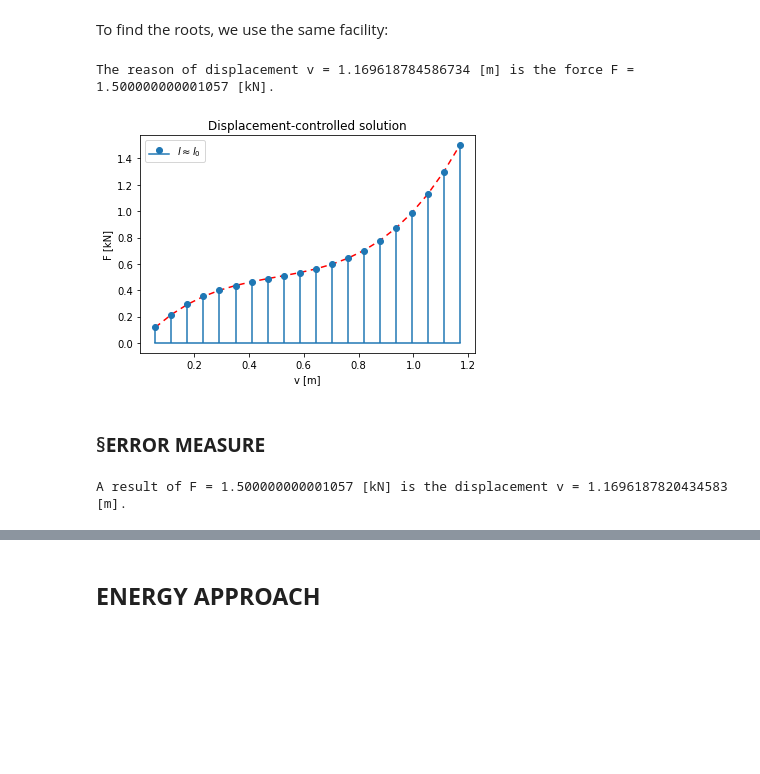
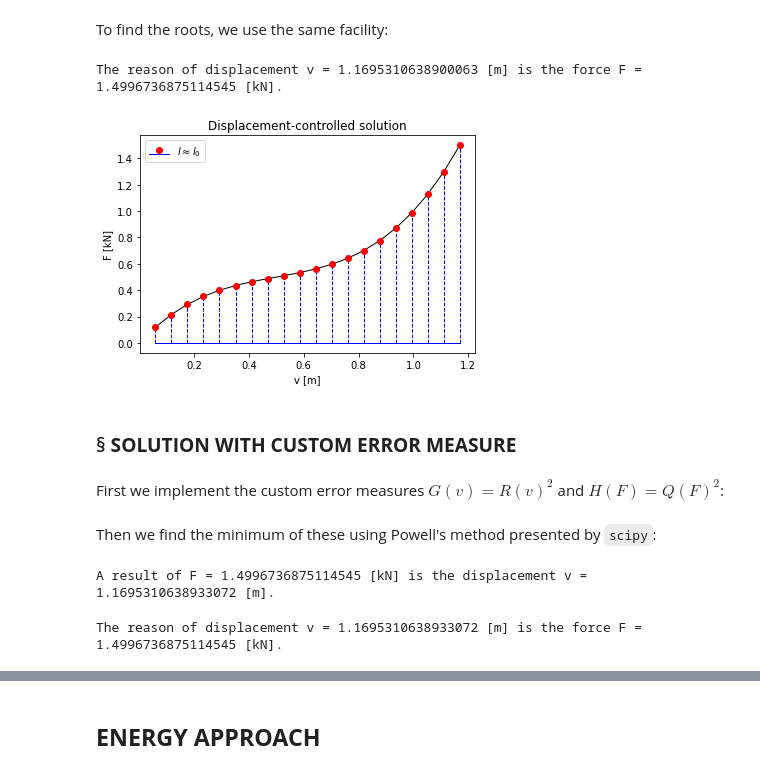
Before and after one commit to BALOGHBence/NLSM, a Jupyter notebook: shallow_truss.ipynb, the cells around one changed output, grey strips where cells are left out. Cells and saved outputs as stored; diff of their text form; code cells hidden in the pictures; blank space fills up the shorter version.

```diff
--- a/shallow_truss.ipynb
+++ b/shallow_truss.ipynb
@@ -15,7 +16,6 @@ h = 0.5  # initial height of the structure in [m]
 EA = 5000.  # <Young's modulus> * <Cross sectional area> in [kN/m2]
 k = 1.0  # spring stiffness [kN/m]
 F = 1.5  # applied load in [kN]
-v = 0.  # initial guess of the displacement in [m]
 # %% [markdown]
 ## **EQUILIBRIUM APPROACH**
 # %% [markdown]
@@ -106,8 +133,10 @@ Again, we can measure the effect of the approximation $l(v) \approx l0$.
 # %%
 def Q(v):
     """
-    Returns the residual for a candidate solution.
-    Optimal for a displacement-controlled scenario.
+    Returns the residual function Q(F).
+    Optimal for a force-controlled analysis,
+    where this function is called in succession
+    for different (probably increasing) displacement values.
     """
     l0 = sqrt(h**2 + b**2)
     def inner(F):
@@ -117,8 +146,12 @@ def Q(v):
 
 def Q_(v):
     """
-    Returns the residual for a candidate solution.
-    Optimal for a displacement-controlled scenario.
+    Returns the residual function Q(F).
+    Optimal for a force-controlled analysis,
+    where this function is called in succession
+    for different (probably increasing) displacement values.
+    his version assumes the validity of the
+    approximation |l < l0| << 1.
     """
     l0 = sqrt(h**2 + b**2)
     def inner(F):
@@ -129,30 +162,44 @@ def Q_(v):
 To find the roots, we use the same facility:
 # %%
 # solution by findig roots of a nonlinear function
-F = newton(Q(v), 0)
+F = root(Q(v), 0)
 print("The reason of displacement v = {} [m] is the force F = {} [kN].".format(v, F))
 # %% [output]
-The reason of displacement v = 1.169618784586734 [m] is the force F = 1.500000000001057 [kN].
+The reason of displacement v = 1.1695310638900063 [m] is the force F = 1.4996736875114545 [kN].
 # %%
-#k = 0.0
+#k = 0.0  # overwrite the spring stiffness here if you want
 fig, ax = plt.subplots()
 nstep = 20
 xdata = [(i+1)*v/nstep for i in range(nstep)]
-ydata, _ydata = [], []
-F, _F = 0, 0
+xdata1, xdata2 = [], []
+ydata1, ydata2 = [], []
+F1, F2 = 0, 0
+F1_, F2_ = 0, 0
+
 for vi in xdata:
-    F = newton(Q(vi), F)
-    ydata.append(F)
-    _F = newton(Q_(vi), _F)
-    _ydata.append(_F)
-ax.plot(xdata, ydata, dashes=[4, 3], color='red')
-ax.stem(xdata, _ydata, label=r"$l \approx l_0$", basefmt='')
+    F1_ = root(Q(vi), F1)
+    if F1_:
+        F1 = F1_
+        xdata1.append(vi)
+        ydata1.append(F1)
+    F2_ = root(Q_(vi), F2)
+    if F2_:
+        F2 = F2_
+        xdata2.append(vi)
+        ydata2.append(F2)
+
+ax.plot(xdata1, ydata1, lw=1.0, color='k')
+markerline, stemlines, baseline = \
+    ax.stem(xdata2, ydata2, basefmt='b-', orientation='vertical', \
+        linefmt='b--', markerfmt='ro', label=r"$l \approx l_0$")
+plt.setp(stemlines, 'linewidth', 1)
+plt.setp(baseline, 'linewidth', 1)
 ax.set_xlabel('v [m]')
 ax.set_ylabel('F [kN]')
 ax.legend()
 ax.set_title('Displacement-controlled solution')
 plt.show()
 # %% [output]
-[figure, old version]
+[figure, new version]
 # %% [markdown]
-### §**ERROR MEASURE**
+### § **SOLUTION WITH CUSTOM ERROR MEASURE**
@@ -161,0 +206,2 @@ error = lambda x : residual(x[0])**2
+# %% [markdown]
+ First we implement the custom error measures $G(v) = R(v)^2$ and $H(F) = Q(F)^2$:
@@ -162,6 +214,14 @@ error = lambda x : residual(x[0])**2
+# %% [markdown]
+Then we find the minimum of these using Powell's method presented by `scipy`:
 # %%
 # solution by minimizing an error measure
-v = minimize(error, [0], method='Nelder-Mead', tol=1e-8).x[0]
+v = minimize(G, [0], method='Powell', tol=1e-8).x[0]
 print("A result of F = {} [kN] is the displacement v = {} [m].".format(F, v))
 # %% [output]
-A result of F = 1.500000000001057 [kN] is the displacement v = 1.1696187820434583 [m].
+A result of F = 1.4996736875114545 [kN] is the displacement v = 1.1695310638933072 [m].
+# %%
+# solution by minimizing an error measure
+F = minimize(H, [0], method='Powell', tol=1e-8).x[0]
+print("The reason of displacement v = {} [m] is the force F = {} [kN].".format(v, F))
+# %% [output]
+The reason of displacement v = 1.1695310638933072 [m] is the force F = 1.4996736875114545 [kN].
```
Also changed, not shown: parts of 19 cells of this notebook, 5 other files.
